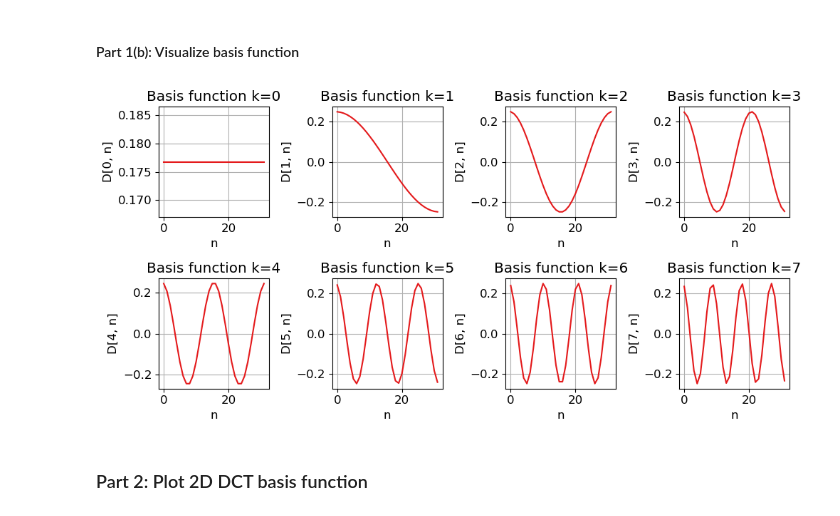
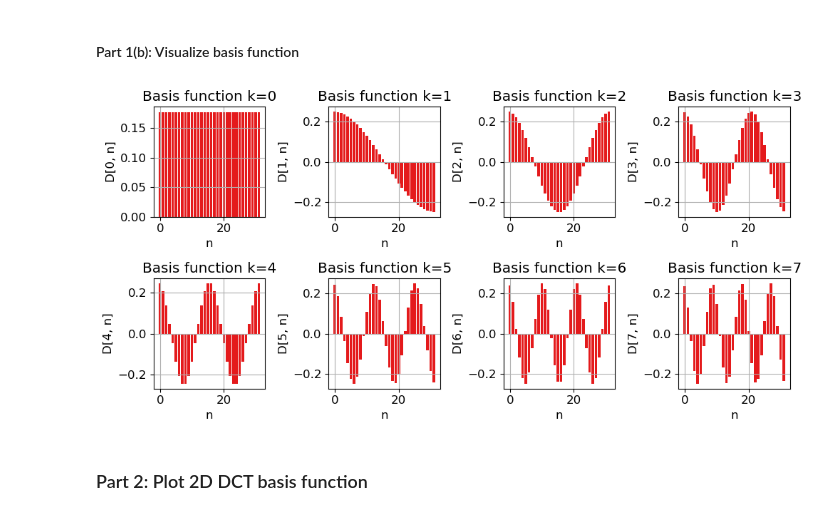
Before and after one commit to dwaipayanhaldar/E9-222-Signal-Processing-in-practise, a Jupyter notebook: Assignment_2/Assignment_02.ipynb, the cells around one changed output. Saved outputs shown, nothing was run; the diff lists cells and outputs as text; code cells hidden in the pictures.

Commit message:
Updated the plot

```diff
--- a/Assignment_2/Assignment_02.ipynb
+++ b/Assignment_2/Assignment_02.ipynb
@@ -51,16 +51,16 @@ Verifying orthogonality: ||D @ D.T - I||_F = 1.8845225502080805e-14
 # %%
 fig, axs = plt.subplots(2, 4, figsize=(10, 5))
 for k in range(8):
     n = np.arange(32)
-    axs[k//4, k%4].plot(n, D[k, :], color=colors["red"])
+    axs[k//4, k%4].bar(n, D[k, :], color=colors['red'])
     axs[k//4, k%4].set_title(f'Basis function k={k}')
     axs[k//4, k%4].set_xlabel('n')
     axs[k//4, k%4].set_ylabel(f'D[{k}, n]')
     axs[k//4, k%4].grid()
 plt.tight_layout()
 plt.show()
 # %% [output]
-[figure, old version]
+[figure, new version]
 # %% [markdown]
 ### Part 2: Plot 2D DCT basis function
 # %% [markdown]
```
Also changed, not shown: parts of 2 cells of this notebook, 3 other files.
